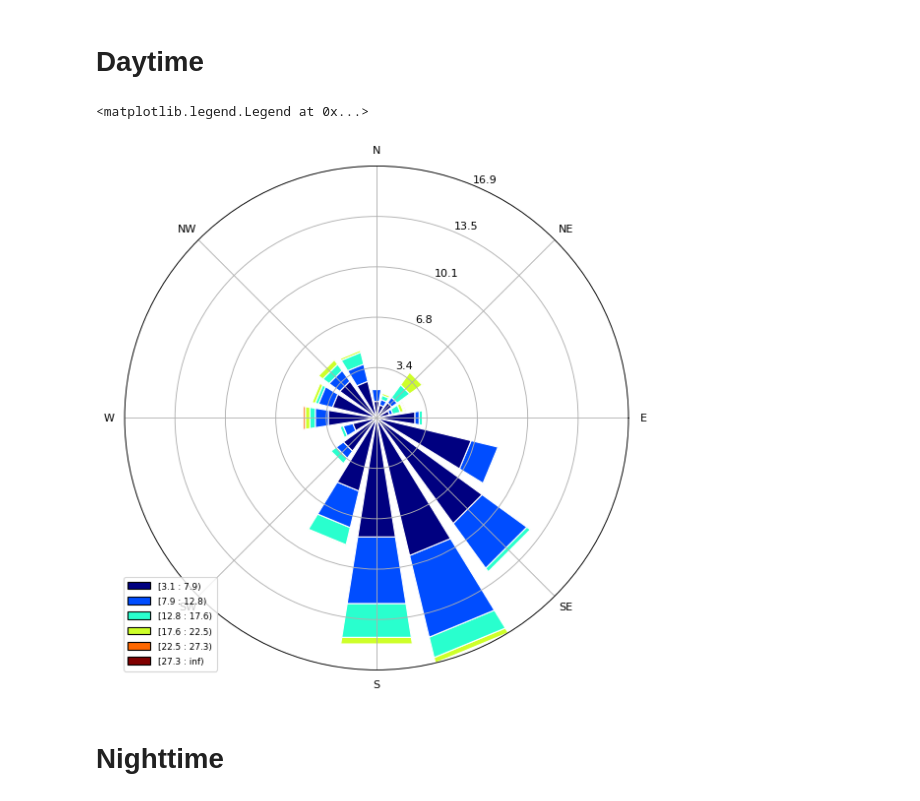
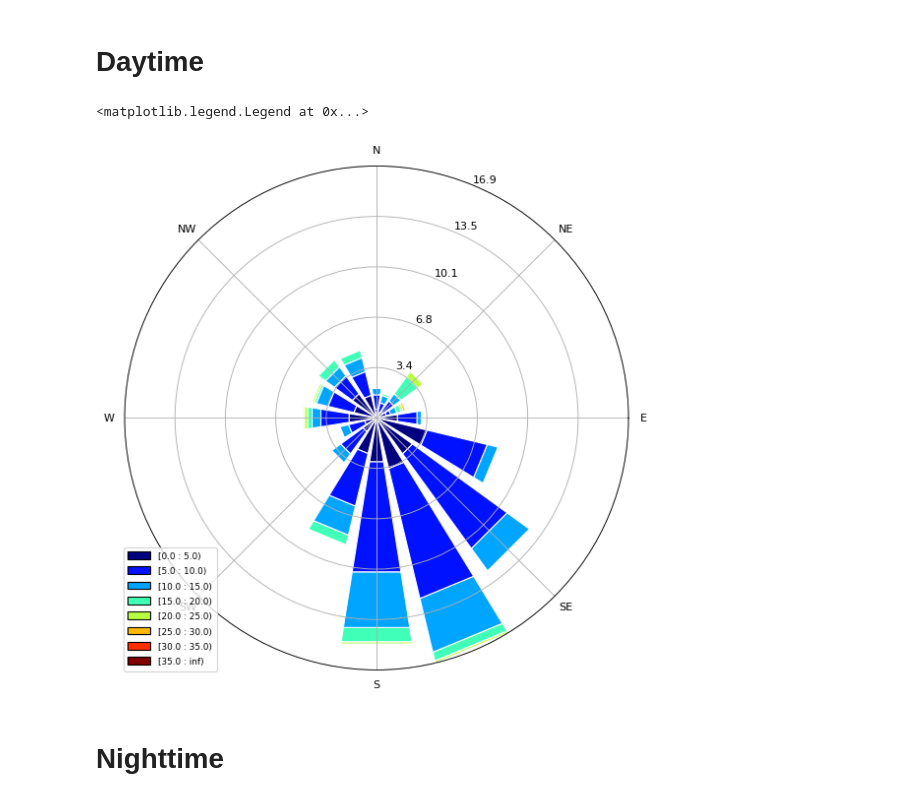
Before and after one commit to nick123pig/wind-rose, a Jupyter notebook: main.ipynb, the cells around one changed output. Saved outputs shown, nothing was run; the diff lists cells and outputs as text; code cells hidden in the pictures.

```diff
--- a/main.ipynb
+++ b/main.ipynb
@@ -159,14 +159,14 @@ ax.set_legend()
 # %%
 daytime = [x for x in all_data if 8 <= datetime.strptime(x[0], '%Y-%m-%d %H:%M').time().hour <= 18  ]
 wd = numpy.array([x[1] for x in daytime if not is_calm(x[2]) ])
 ws = numpy.array([x[2] for x in daytime if not is_calm(x[2])])
 ax = WindroseAxes.from_ax()
-ax.bar(wd, ws, normed=True, opening=0.8, edgecolor='white')
+ax.bar(wd, ws, normed=True, opening=0.8, bins=numpy.arange(0, 40, 5), edgecolor='white')
 ax.set_xticklabels(['E', 'NE','N', 'NW', 'W', 'SW', 'S', 'SE'])
 ax.set_legend()
 # %% [output]
 <matplotlib.legend.Legend at 0x...>
-[figure, old version]
+[figure, new version]
 # %% [markdown]
 # Nighttime
 # %%
```
Also changed, not shown: parts of 2 cells of this notebook.
